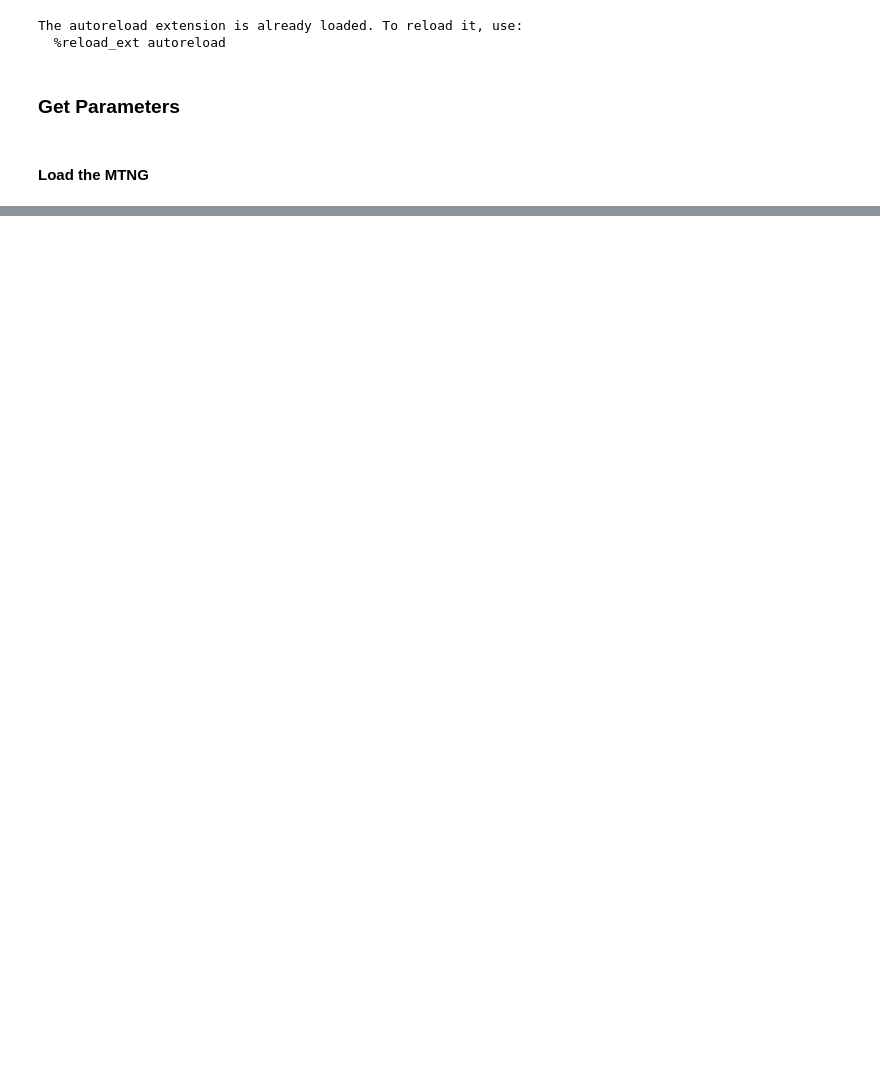
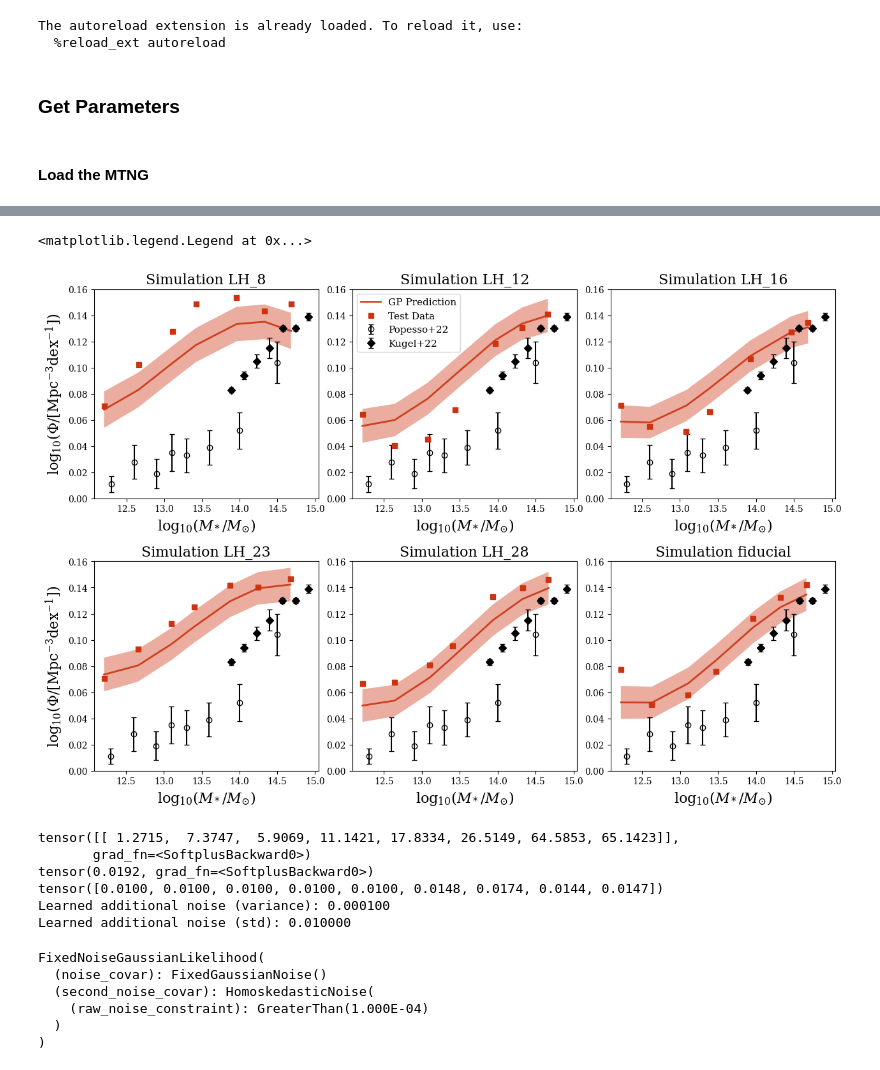
Before and after one commit to fgmaion/MTNG-resims, a Jupyter notebook: Notebooks/GP_fgas.ipynb, the cells around one changed output, grey strips where cells are left out. Cells and saved outputs as stored; diff of their text form; code cells hidden in the pictures; blank space fills up the shorter version.

```diff
--- a/Notebooks/GP_fgas.ipynb
+++ b/Notebooks/GP_fgas.ipynb
@@ -671,8 +324,10 @@ def get_theta_1p_vars(param_num, nvars):
 # %%
+# Popesso et al
 m500_pp = np.asarray([12.3,12.6,12.9,13.1,13.3,13.6,14.0,14.5])
 fgas_pp = np.asarray([0.011,0.028,0.019,0.035,0.033,0.039,0.052,0.104])
 err_pp = np.asarray([0.006,0.013,0.011,0.014,0.013,0.013,0.014,0.016])
 
-m500 = m500_pp
-obs_fgas = fgas_pp
-obs_uncertainty = err_pp
+# Kugel et al
+m500_kugel = np.asarray([13.89, 14.06, 14.23, 14.40, 14.57, 14.74, 14.91])
+fgas_kugel = np.asarray([0.083, 0.094, 0.105, 0.115, 0.130, 0.130, 0.139])
+err_kugel = np.asarray([0.002, 0.003, 0.005, 0.008, 0.002, 0.002, 0.003])
@@ -1124,7 +333,0 @@ Text(0.5, 1.0, 'One parameter changes to Best-Fit Model')
-# %%
-bf_sigma = np.std(flat_samples, axis=0)
-
-dist_bf = np.zeros(31)
-for i in range(31):
-    diff_sigma = (bf_theta - np.asarray([wind_en_or[i], wind_vel_or[i], rho_rec_or[i], sf_ts_or[i], ef_kin_or[i], ef_high_or[i], f_re_or[i]])) / bf_sigma
-    dist_bf[i] = np.sqrt( np.sum(diff_sigma**2) )
@@ -1204,0 +334,37 @@ plt.subplots_adjust(wspace=0.1, hspace=0.3)
+# %%
+with torch.no_grad(), gpytorch.settings.fast_pred_var():
+    # Initialize plot
+    f, ax = plt.subplots(2, 3, figsize=(15, 10), dpi=100)
+    plt.subplots_adjust(wspace=0.15, hspace=0.3)
+
+    for i in range(2):
+        for j in range(3):
+            ax[i,j].set_ylim(0, 0.16)
+
+            ax[i,j].errorbar(m500_pp, fgas_pp, err_pp, color='k', marker='o', capsize=3, ms=6, fillstyle='none', ls='', label='Popesso+22')
+            ax[i,j].errorbar(m500_kugel, fgas_kugel, err_kugel, color='k', marker='D', capsize=3, ms=6, ls='', label='Kugel+22')
+
+            test_x = torch.asarray(pars(test_sel[3*i+j], np.log10(zoom_fgas[name_list[test_sel[3*i+j]]]['m500c'][0])), dtype=torch.float)
+            observed_pred = likelihood(model(torch.asarray(test_x, dtype=torch.float)))
+
+            ax[i,j].set_title('Simulation {:s}'.format(name_list[test_sel[3*i+j]]), fontsize=16)
+
+            if j==0:
+                ax[i,j].set_ylabel('$\log_{10}(\Phi/[\mathrm{Mpc}^{-3}\mathrm{dex}^{-1}])$', fontsize=16)
+
+            ax[i,j].set_xlabel('$\log_{10}(M_*/M_{\odot})$', fontsize=16)
+
+            # Get upper and lower confidence bounds
+            lower, upper = observed_pred.confidence_region()
+
+            # Shade between the lower and upper confidence bounds
+            ax[i,j].fill_between(test_x[:,0].numpy(), observed_pred.mean.numpy()-observed_pred.stddev.numpy(), observed_pred.mean.numpy()+observed_pred.stddev.numpy(), color='#CC3311', alpha=0.4, edgecolor=None)
+            ax[i,j].plot(test_x[:,0], observed_pred.mean.numpy(), color='#CC3311', lw=2, label="GP Prediction", alpha=0.9)
+
+            # Plot test data as blue squares
+            ax[i,j].plot(np.log10(zoom_fgas[name_list[test_sel[3*i+j]]]['m500c'][0]), zoom_fgas[name_list[test_sel[3*i+j]]]['f_gas'][0], 's', color='#CC3311', label="Test Data")
+
+ax[0,1].legend(loc='upper left', fontsize=11)
+# %% [output]
+<matplotlib.legend.Legend at 0x...>
+[figure, added]
@@ -1204,0 +380,28 @@ plt.subplots_adjust(wspace=0.1, hspace=0.3)
+# %%
+print(models[0].covar_module.base_kernel.lengthscale)
+print(models[0].covar_module.outputscale)
+print(torch.sqrt(models[0].likelihood.noise_covar.noise))
+
+extra_noise = models[0].likelihood.second_noise_covar.noise
+print(f"Learned additional noise (variance): {extra_noise.item():.6f}")
+print(f"Learned additional noise (std): {extra_noise.item()**0.5:.6f}")
+# %% [output]
+tensor([[ 1.2715,  7.3747,  5.9069, 11.1421, 17.8334, 26.5149, 64.5853, 65.1423]],
+       grad_fn=<SoftplusBackward0>)
+tensor(0.0192, grad_fn=<SoftplusBackward0>)
+tensor([0.0100, 0.0100, 0.0100, 0.0100, 0.0100, 0.0148, 0.0174, 0.0144, 0.0147])
+Learned additional noise (variance): 0.000100
+Learned additional noise (std): 0.010000
+# %%
+model_fgas = torch.load("/cosmos_storage/home/fgmaion/MTNG-resims/gp_train_results/full_model_fgas.pth")
+likelihood_fgas = torch.load("/cosmos_storage/home/fgmaion/MTNG-resims/gp_train_results/full_likelihood_fgas.pth")
+
+model_fgas.eval()
+likelihood_fgas.eval()
+# %% [output]
+FixedNoiseGaussianLikelihood(
+  (noise_covar): FixedGaussianNoise()
+  (second_noise_covar): HomoskedasticNoise(
+    (raw_noise_constraint): GreaterThan(1.000E-04)
+  )
+)
```
Also changed, not shown: parts of 47 cells of this notebook, 3 other files.
